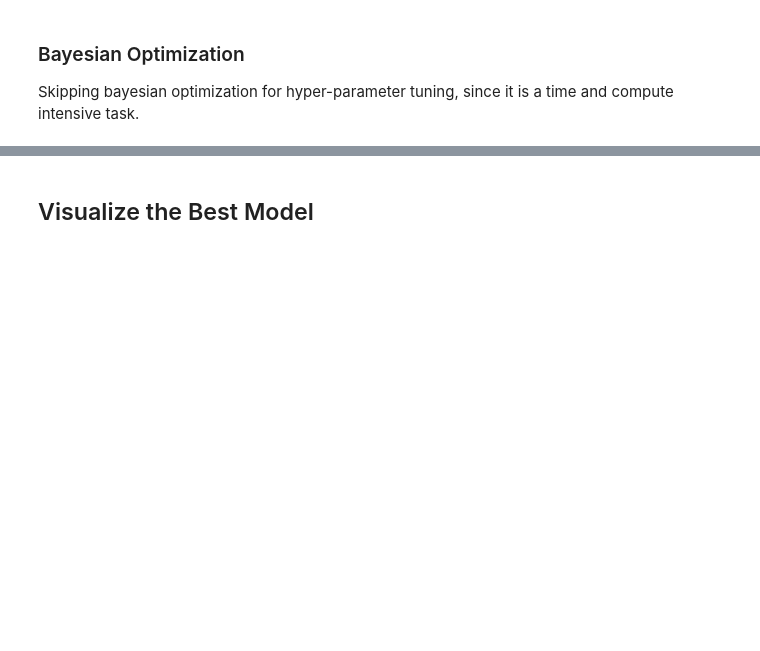
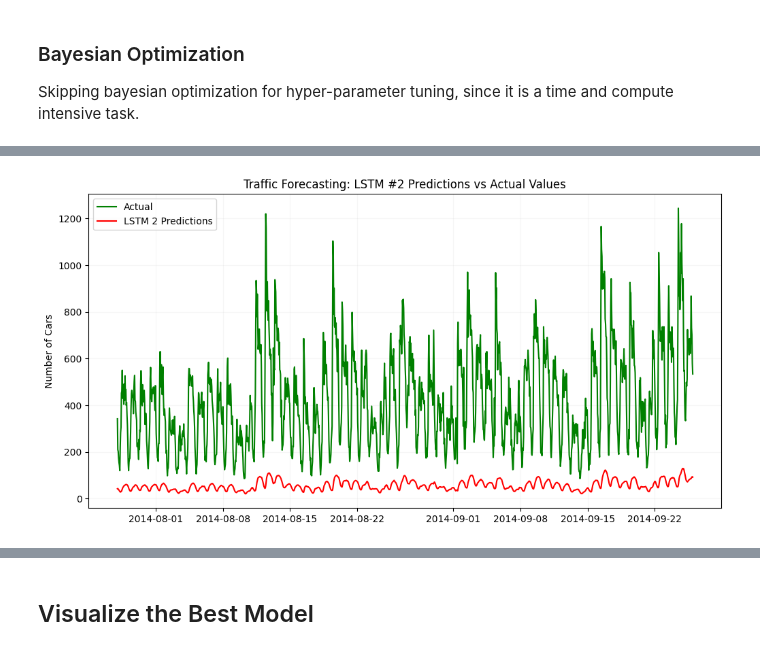
Before and after one commit to rkaushick-neu/traffic-forecasting, a Jupyter notebook: traffic_forecast_1.ipynb, the cells around one changed output, grey strips where cells are left out. Saved outputs shown, nothing was run; the diff lists cells and outputs as text; code cells hidden in the pictures; blank space fills up the shorter version.

```diff
--- a/traffic_forecast_1.ipynb
+++ b/traffic_forecast_1.ipynb
@@ -1086,0 +1258,11 @@ print(f"Best RMSE: {-best_bayes_result['target']}")
+# %%
+# plotting the graph of the model on testing data
+plt.figure(figsize=(12,6))
+plt.plot(df.index[-len(lstm_2_test_predict):], y_test_inv.T, label='Actual', color='green')
+plt.plot(df.index[-len(lstm_2_test_predict):], lstm_2_test_predict, label='LSTM 2 Predictions', color='red')
+plt.title('Traffic Forecasting: LSTM #2 Predictions vs Actual Values')
+plt.ylabel('Number of Cars')
+plt.legend()
+plt.grid(True, alpha=0.1)
+# %% [output]
+[figure, added]
```
Also changed, not shown: parts of 53 cells of this notebook.
